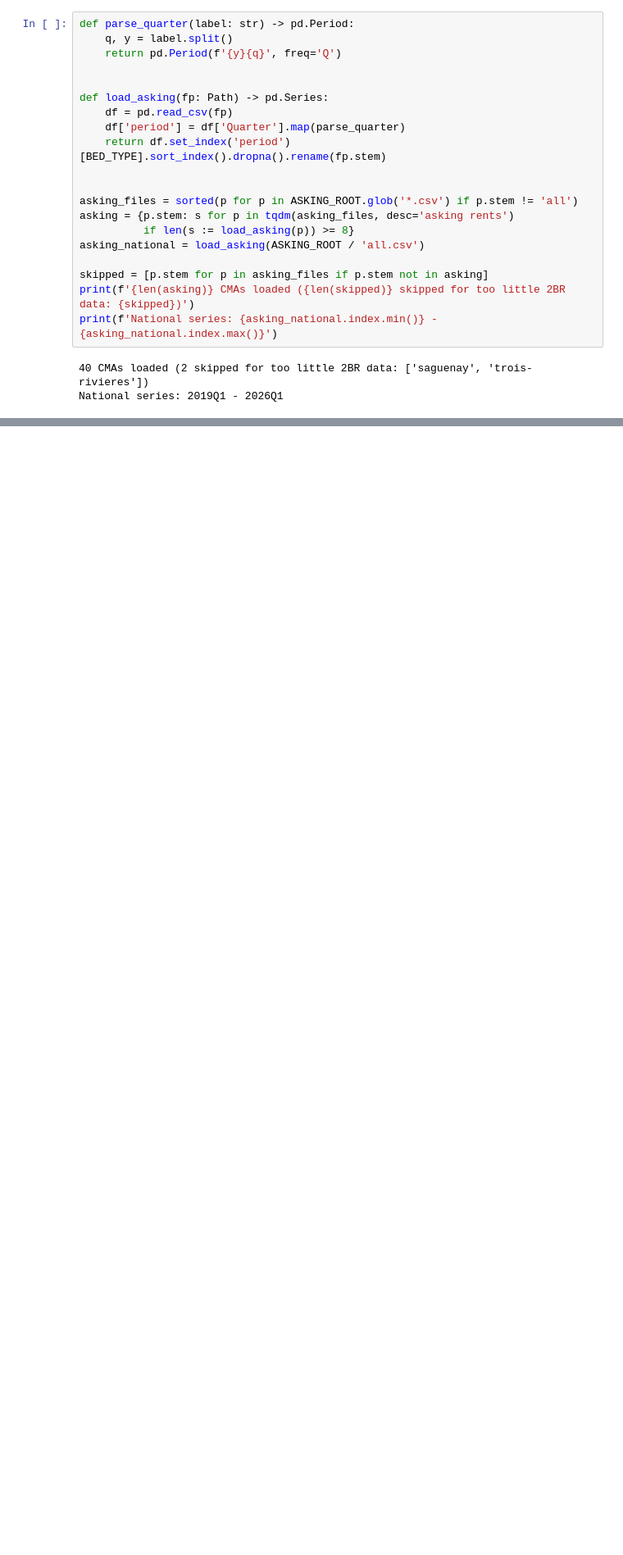
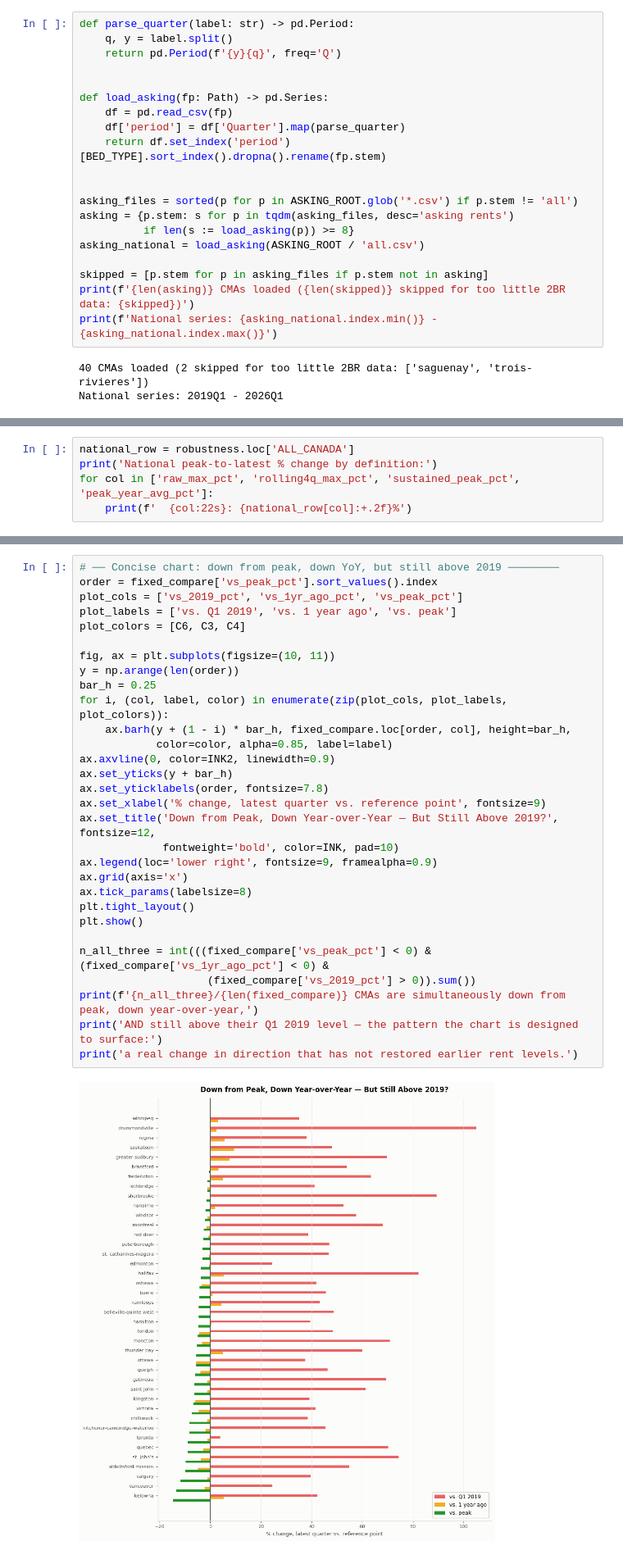
Before and after one commit to schoolofcities/renters, a Jupyter notebook: analysis/falling-rents/explore_falling_rents.ipynb, the cells around one changed output, grey strips where cells are left out. Shown at 82% size. Saved outputs shown, nothing was run; the diff lists cells and outputs as text; blank space fills up the shorter version.

```diff
--- a/analysis/falling-rents/explore_falling_rents.ipynb
+++ b/analysis/falling-rents/explore_falling_rents.ipynb
@@ -985,0 +831,5 @@ headlines suggest.
+# %%
+national_row = robustness.loc['ALL_CANADA']
+print('National peak-to-latest % change by definition:')
+for col in ['raw_max_pct', 'rolling4q_max_pct', 'sustained_peak_pct', 'peak_year_avg_pct']:
+    print(f'  {col:22s}: {national_row[col]:+.2f}%')
@@ -985,0 +902,32 @@ headlines suggest.
+# %%
+# ── Concise chart: down from peak, down YoY, but still above 2019 ────────
+order = fixed_compare['vs_peak_pct'].sort_values().index
+plot_cols = ['vs_2019_pct', 'vs_1yr_ago_pct', 'vs_peak_pct']
+plot_labels = ['vs. Q1 2019', 'vs. 1 year ago', 'vs. peak']
+plot_colors = [C6, C3, C4]
+
+fig, ax = plt.subplots(figsize=(10, 11))
+y = np.arange(len(order))
+bar_h = 0.25
+for i, (col, label, color) in enumerate(zip(plot_cols, plot_labels, plot_colors)):
+    ax.barh(y + (1 - i) * bar_h, fixed_compare.loc[order, col], height=bar_h,
+            color=color, alpha=0.85, label=label)
+ax.axvline(0, color=INK2, linewidth=0.9)
+ax.set_yticks(y + bar_h)
+ax.set_yticklabels(order, fontsize=7.8)
+ax.set_xlabel('% change, latest quarter vs. reference point', fontsize=9)
+ax.set_title('Down from Peak, Down Year-over-Year — But Still Above 2019?', fontsize=12,
+             fontweight='bold', color=INK, pad=10)
+ax.legend(loc='lower right', fontsize=9, framealpha=0.9)
+ax.grid(axis='x')
+ax.tick_params(labelsize=8)
+plt.tight_layout()
+plt.show()
+
+n_all_three = int(((fixed_compare['vs_peak_pct'] < 0) & (fixed_compare['vs_1yr_ago_pct'] < 0) &
+                    (fixed_compare['vs_2019_pct'] > 0)).sum())
+print(f'{n_all_three}/{len(fixed_compare)} CMAs are simultaneously down from peak, down year-over-year,')
+print('AND still above their Q1 2019 level — the pattern the chart is designed to surface:')
+print('a real change in direction that has not restored earlier rent levels.')
+# %% [output]
+[figure, added]
```
Also changed, not shown: parts of 92 cells of this notebook, 3 other files.
